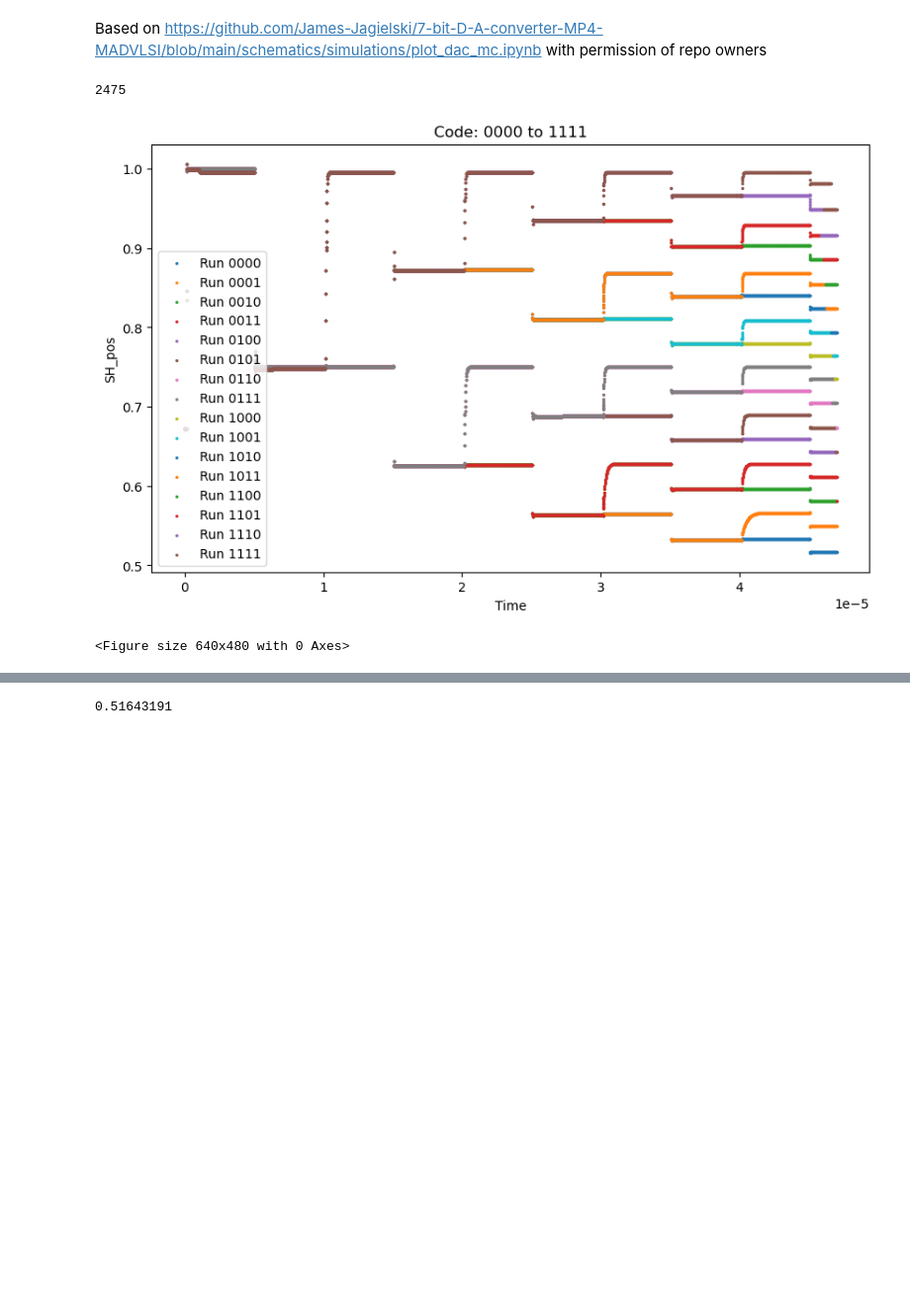
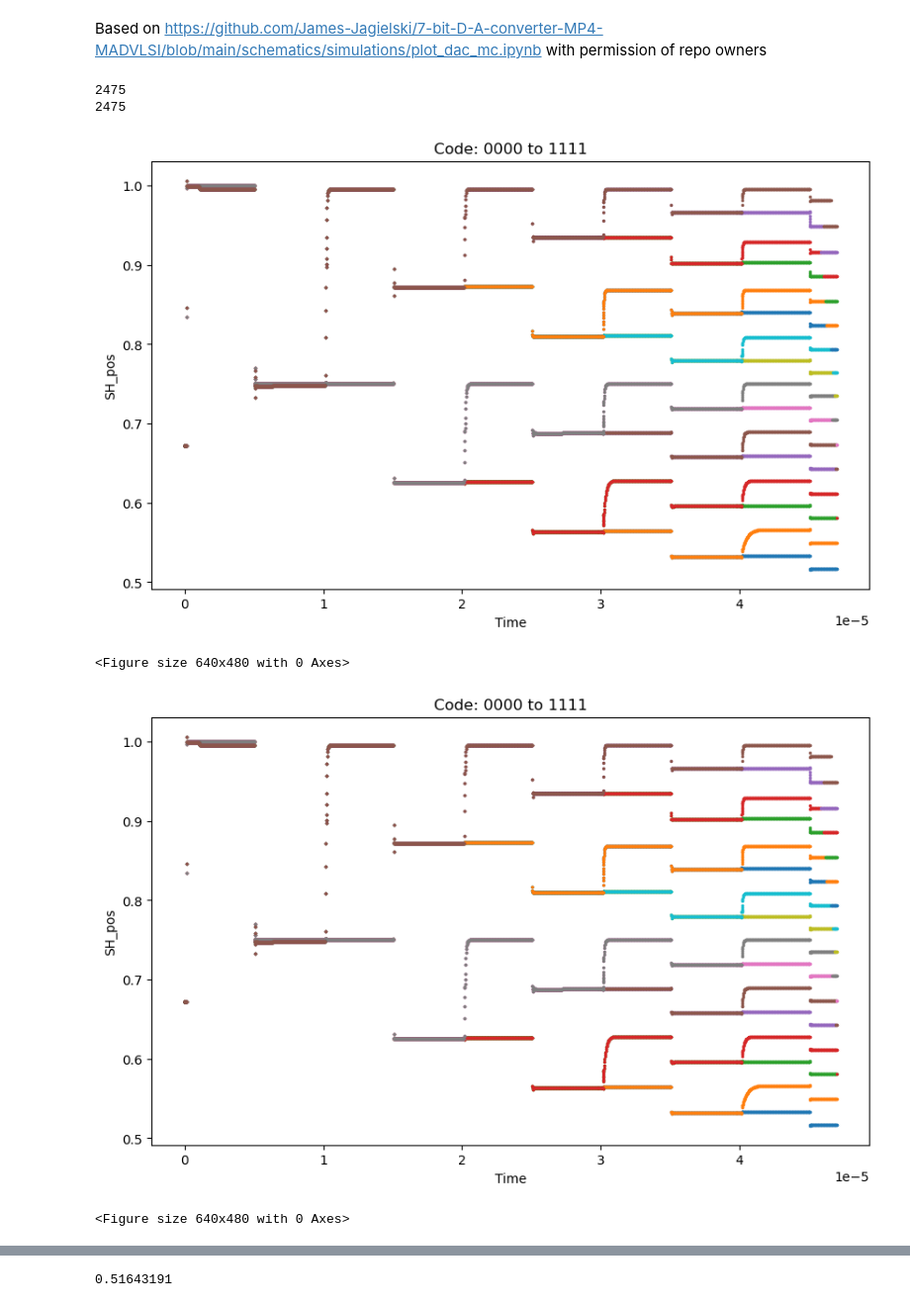
Before and after one commit to lila-smith/algorithmic-ada-converter, a Jupyter notebook: python/dac_dnl_inl.ipynb, the cells around one changed output, grey strips where cells are left out. Shown at 99% size. Cells and saved outputs as stored; diff of their text form; code cells hidden in the pictures; blank space fills up the shorter version.

```diff
--- a/python/dac_dnl_inl.ipynb
+++ b/python/dac_dnl_inl.ipynb
@@ -10,32 +10,35 @@ from matplotlib.ticker import FuncFormatter
 # %%
 n_bits = 4
 nano = 1e-9
-results_dir = "./dac"
+results_dir = "./mcdac"
 # %%
 df = []
 mc_simulations = []
 for filename in os.listdir(results_dir):
     A_values = []
     df = pd.read_csv(os.path.join(results_dir, filename), delimiter = "\s+")
     step = int(len(df)/(2**n_bits)-1)
     print(step)
     # print(df[df["time"]==2.4e-5])
     plt.figure(figsize = (10, 6))
     plt.xlabel("Time")
     plt.ylabel("SH_pos")
     for i in range(2**n_bits):
         dfsim = (df[i*step:(i+1)*step])
         A_values.append(np.array(dfsim["v(sh_pos)"][int(step*(i+0.954))])) #["v(sh_pos)"]int(0.954*step)
         plt.scatter(np.array(dfsim["time"]), np.array(dfsim["v(sh_pos)"]),
                     s = 2, label = f"Run {bin(i)[2:].zfill(n_bits)}")
-    plt.legend(loc = "lower left")
+    # plt.legend(loc = "lower left")
     plt.title("Code: 0000 to 1111")
     plt.figure()
     mc_simulations.append(A_values)
 # %% [output]
 2475
+2475
-[figure, old version]
+[figure, new version]
 <Figure size 640x480 with 0 Axes>
+[figure, added]
+<Figure size 640x480 with 0 Axes>
 # %%
 endpoint_diff = []
 dnls = []
```
Also changed, not shown: parts of 1 cell of this notebook, 9 other files.
